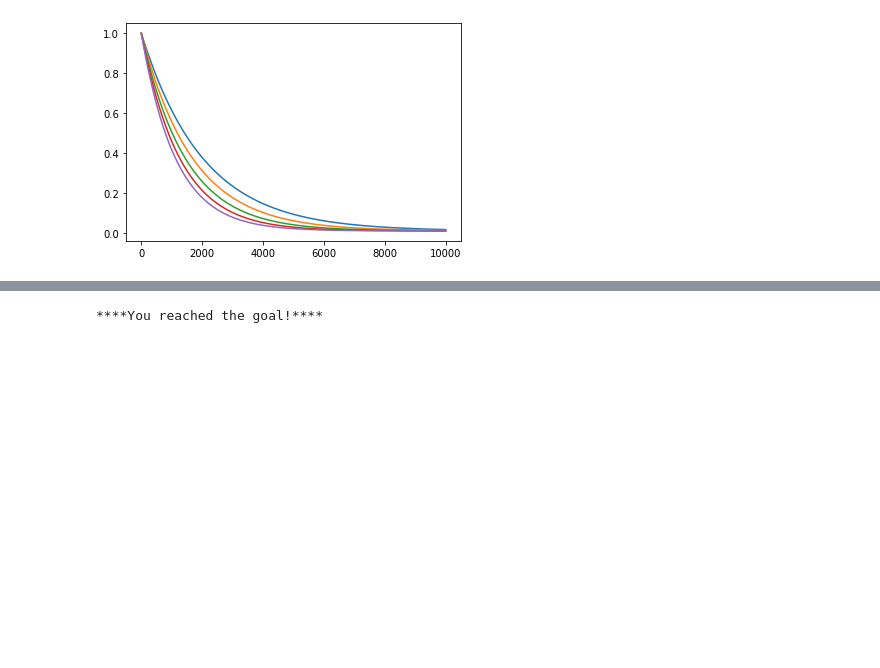
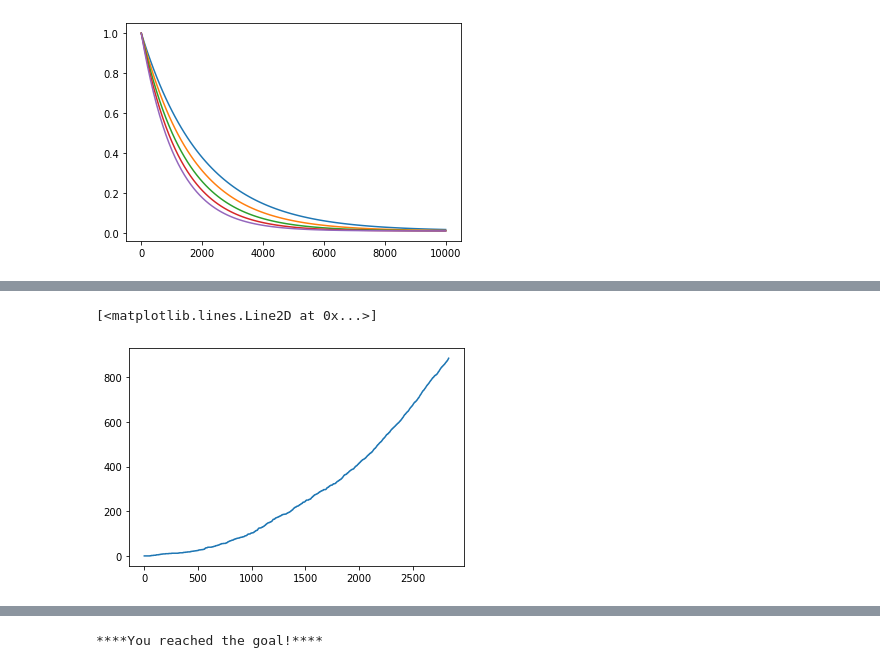
Before and after one commit to Samworth27/DRL-Workshop, a Jupyter notebook: week2/a.ipynb, the cells around one changed output, grey strips where cells are left out. Drawn from its saved outputs; the diff is of its cells as text; code cells hidden in the pictures; blank space fills up the shorter version.

```diff
--- a/week2/a.ipynb
+++ b/week2/a.ipynb
@@ -92 +508,14 @@ for i in range(5,10):
+# %%
+env = gym.make("FrozenLake-v1", is_slippery=False, map_name="4x4")
+# env = CustomFrozenLakeEnv(is_slippery=False, map_name="4x4")
+num_episodes = 20000
+n = 1000
+
+rewards_all_episodes = trainModel(env=env, num_episodes=num_episodes, learning_rate=0.2,
+                                  discount_rate=0.99, max_exploration_rate=1, min_exploration_rate=0.01, exploration_decay_factor=8, accuracy=10)
+cumulative_rewards = np.cumsum(rewards_all_episodes)
+plt.plot(cumulative_rewards)
+# %% [output]
+[<matplotlib.lines.Line2D at 0x...>]
+[figure, added]
 # %%
```
Also changed, not shown: parts of 14 cells of this notebook, 1 other file.
